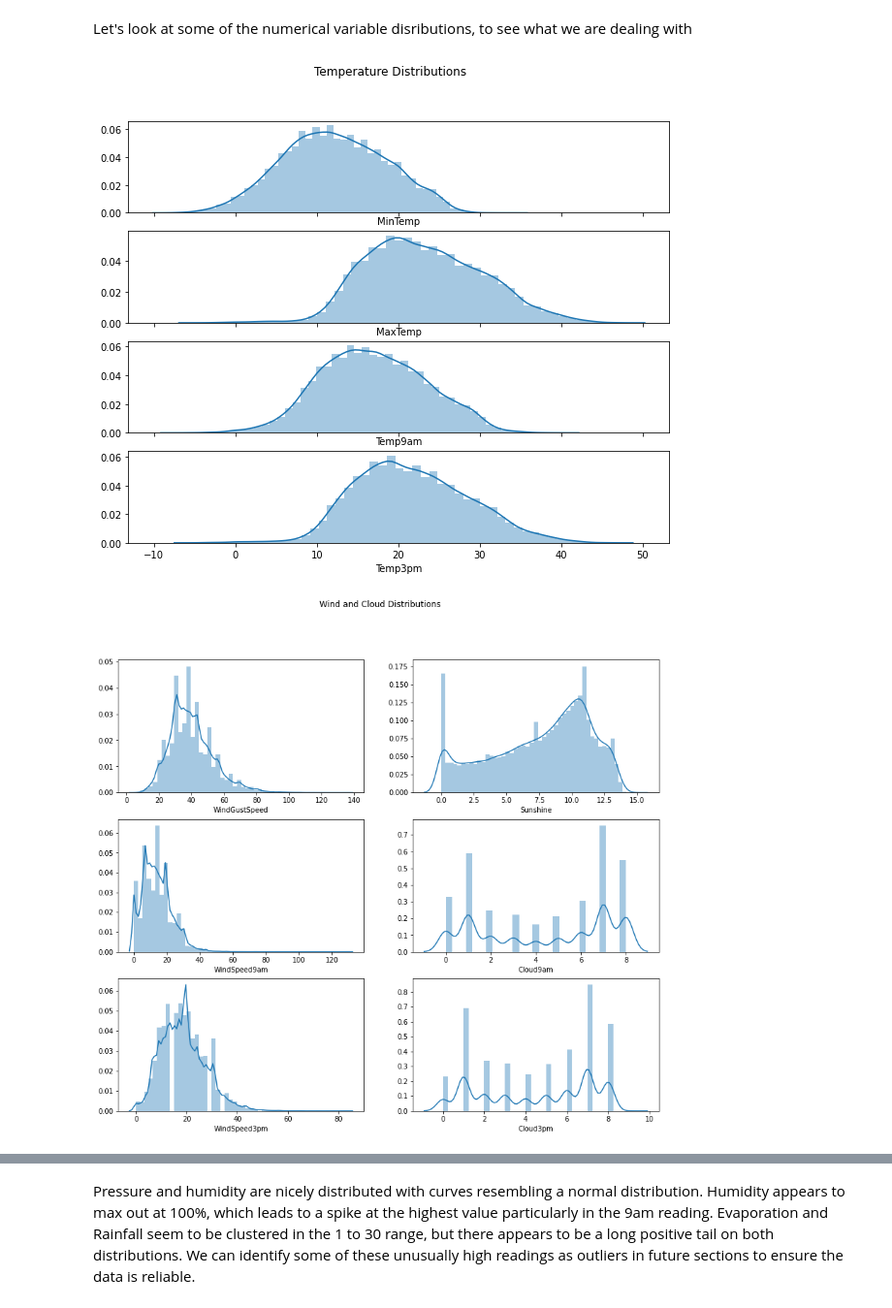
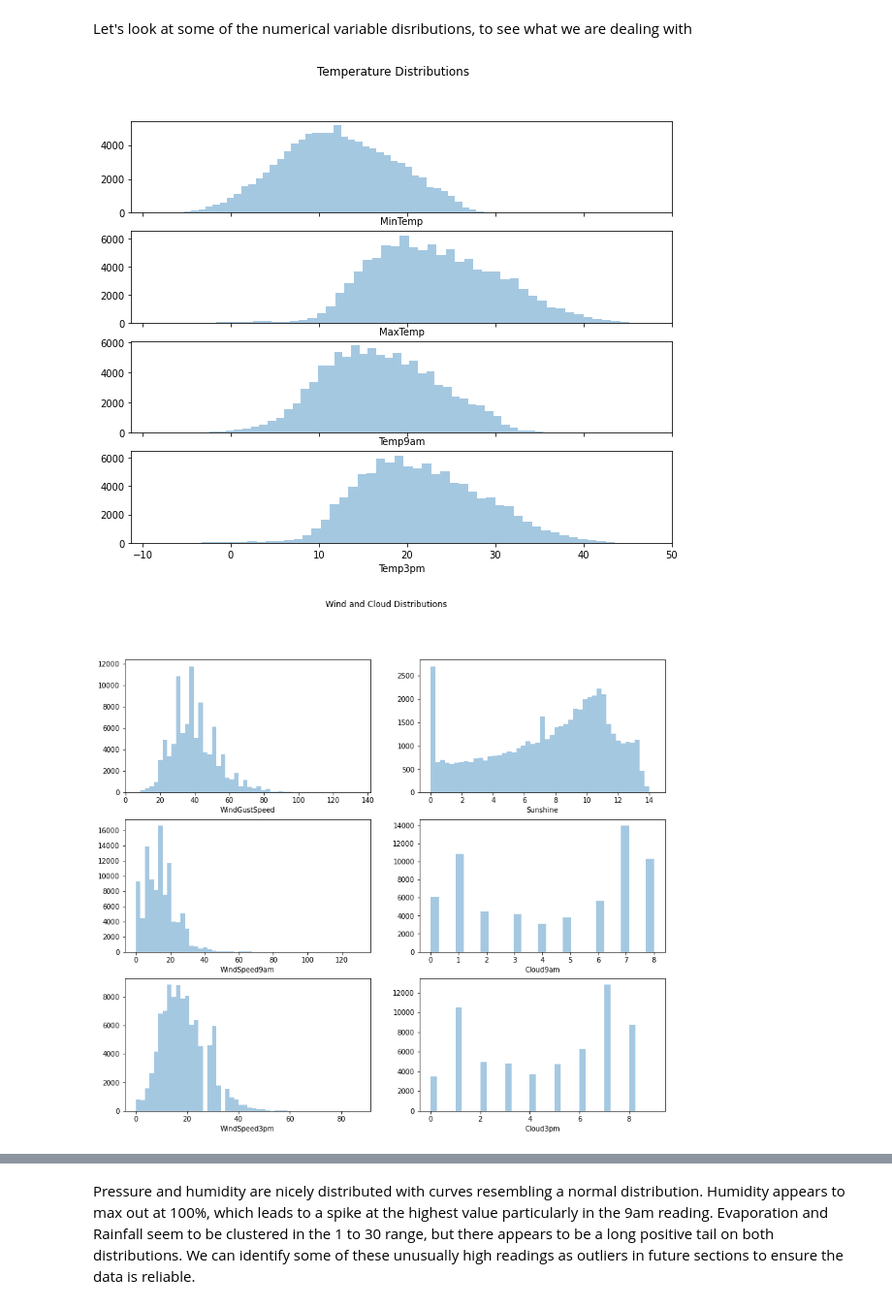
Before and after one commit to dmorrowjones/public_notebooks, a Jupyter notebook: RainStudy/RainStudyEDA.ipynb, the cells around one changed output, grey strips where cells are left out. Shown at 97% size. Cells and saved outputs as stored; diff of their text form; code cells hidden in the pictures.

```diff
--- a/RainStudy/RainStudyEDA.ipynb
+++ b/RainStudy/RainStudyEDA.ipynb
@@ -93,5 +97,5 @@ Uh oh. There are a few cases where the target variable is not present. Since the
 # %%
-rawWeather.dropna(subset = ['RainTomorrow'], axis = 0, inplace = True)
+rawWeather['RainTomorrow'].fillna(value = 'No', axis = 0, inplace = True)
 
 print("\nNew dimensions: "+ str(rawWeather.shape)  + "\n")
 # %% [output]
@@ -161,30 +165,27 @@ Numerical variables:
 # %% [markdown]
 Let's look at some of the numerical variable disributions, to see what we are dealing with
 # %%
-
-
-
 fig, axes = plt.subplots(4, 1, sharex = True, figsize = (10,8))
 fig.suptitle("Temperature Distributions")
-fig = sns.distplot(df_train['MinTemp'], ax = axes[0])
-fig = sns.distplot(df_train['MaxTemp'], ax = axes[1])
-fig = sns.distplot(df_train['Temp9am'], ax = axes[2])
-fig = sns.distplot(df_train['Temp3pm'], ax = axes[3])
+fig = sns.distplot(df_train['MinTemp'], kde = False, ax = axes[0])
+fig = sns.distplot(df_train['MaxTemp'], kde = False, ax = axes[1])
+fig = sns.distplot(df_train['Temp9am'], kde = False, ax = axes[2])
+fig = sns.distplot(df_train['Temp3pm'], kde = False, ax = axes[3])
 plt.show()
 # %% [output]
-[figure, old version]
+[figure, new version]
 # %%
 fig, axes = plt.subplots(3, 2, sharex = False, figsize = (14,12))
 fig.suptitle("Wind and Cloud Distributions")
-fig = sns.distplot(df_train['WindGustSpeed'], ax = axes[0,0])
-fig = sns.distplot(df_train['WindSpeed9am'], ax = axes[1,0])
-fig = sns.distplot(df_train['WindSpeed3pm'], ax = axes[2,0])
-fig = sns.distplot(df_train['Sunshine'], ax = axes[0,1])
-fig = sns.distplot(df_train['Cloud9am'], ax = axes[1,1])
-fig = sns.distplot(df_train['Cloud3pm'], ax = axes[2,1])
+fig = sns.distplot(df_train['WindGustSpeed'], kde = False, ax = axes[0,0])
+fig = sns.distplot(df_train['WindSpeed9am'], kde = False, ax = axes[1,0])
+fig = sns.distplot(df_train['WindSpeed3pm'], kde = False, ax = axes[2,0])
+fig = sns.distplot(df_train['Sunshine'], kde = False, ax = axes[0,1])
+fig = sns.distplot(df_train['Cloud9am'], kde = False, ax = axes[1,1])
+fig = sns.distplot(df_train['Cloud3pm'], kde = False, ax = axes[2,1])
 plt.show()
 # %% [output]
-[figure, old version]
+[figure, new version]
 # %%
 fig, axes = plt.subplots(3, 2, sharex = False, figsize = (14,12))
 fig.suptitle("Rainfall and Humidity Distributions")
```
Also changed, not shown: parts of 58 cells of this notebook, 1 other file.
